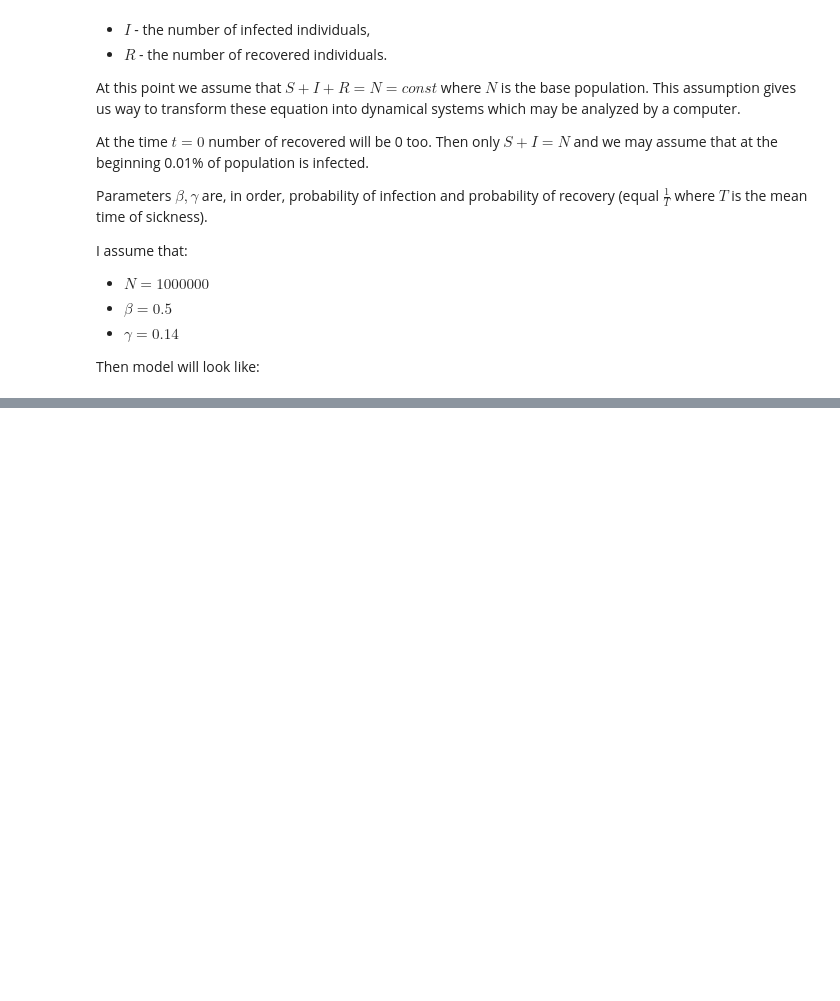
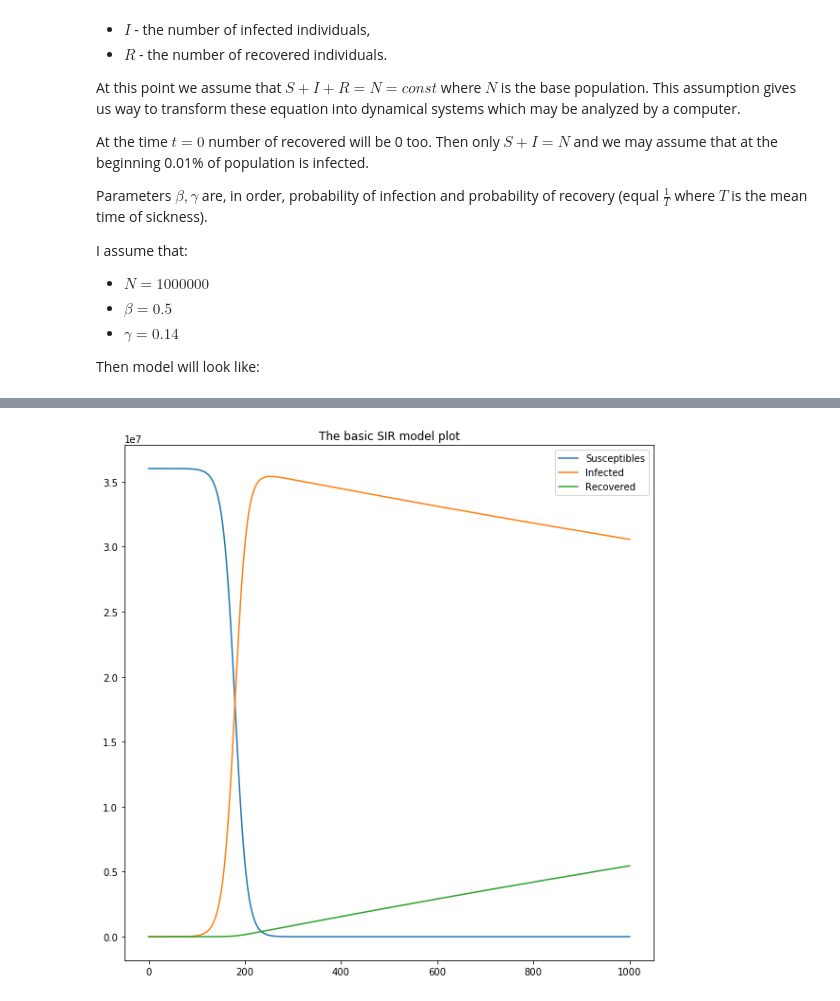
Before and after one commit to SimonMolinsky/fractals_and_chaos, a Jupyter notebook: chapter_06.ipynb, the cells around one changed output, grey strips where cells are left out. Saved outputs shown, nothing was run; the diff lists cells and outputs as text; code cells hidden in the pictures; blank space fills up the shorter version.

```diff
--- a/chapter_06.ipynb
+++ b/chapter_06.ipynb
@@ -111,0 +93,13 @@ array([  0.00000000e+00,   1.40000000e+00,   5.03993000e-01,
+# %%
+# Different model
+
+s2, i2, r2 = sir_model(N=36*10**6, beta=0.08, gamma=0.0002, infected_ratio=0.000001, time_delta=1000)
+plt.figure(figsize=(10, 10))
+plt.plot(s2)
+plt.plot(i2)
+plt.plot(r2)
+plt.legend(['Susceptibles', 'Infected', 'Recovered'])
+plt.title('The basic SIR model plot')
+plt.show()
+# %% [output]
+[figure, added]
```
Also changed, not shown: parts of 7 cells of this notebook.
